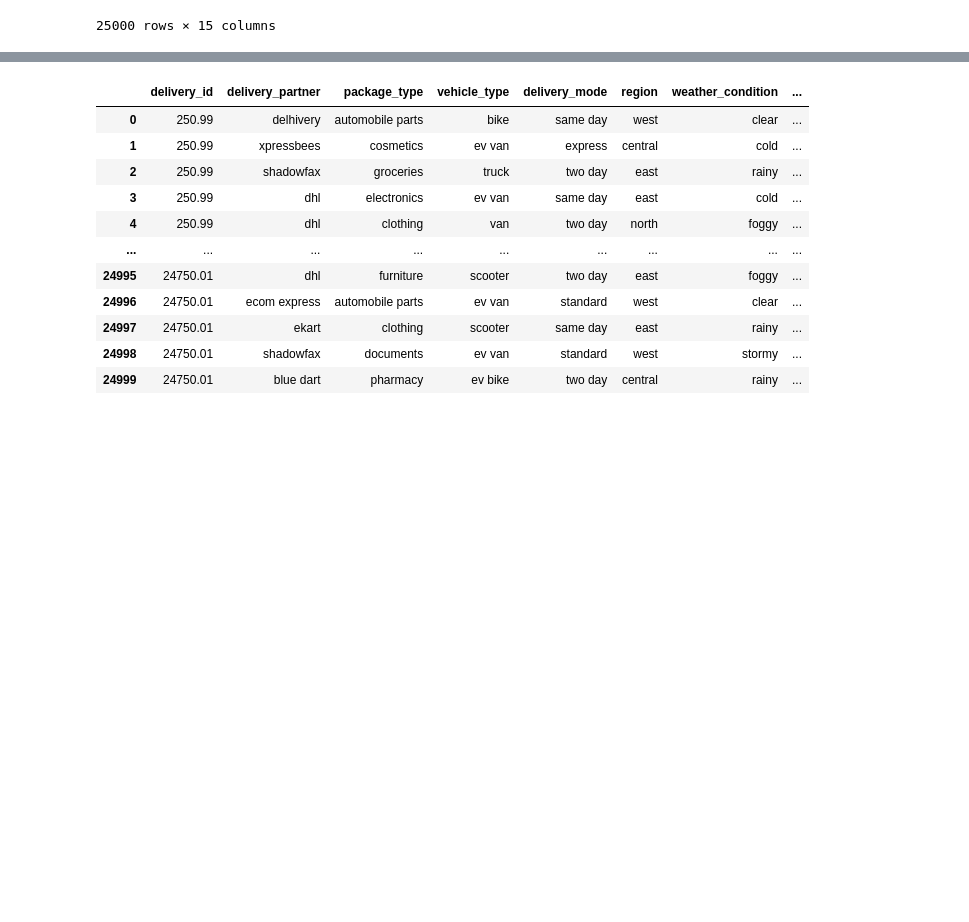
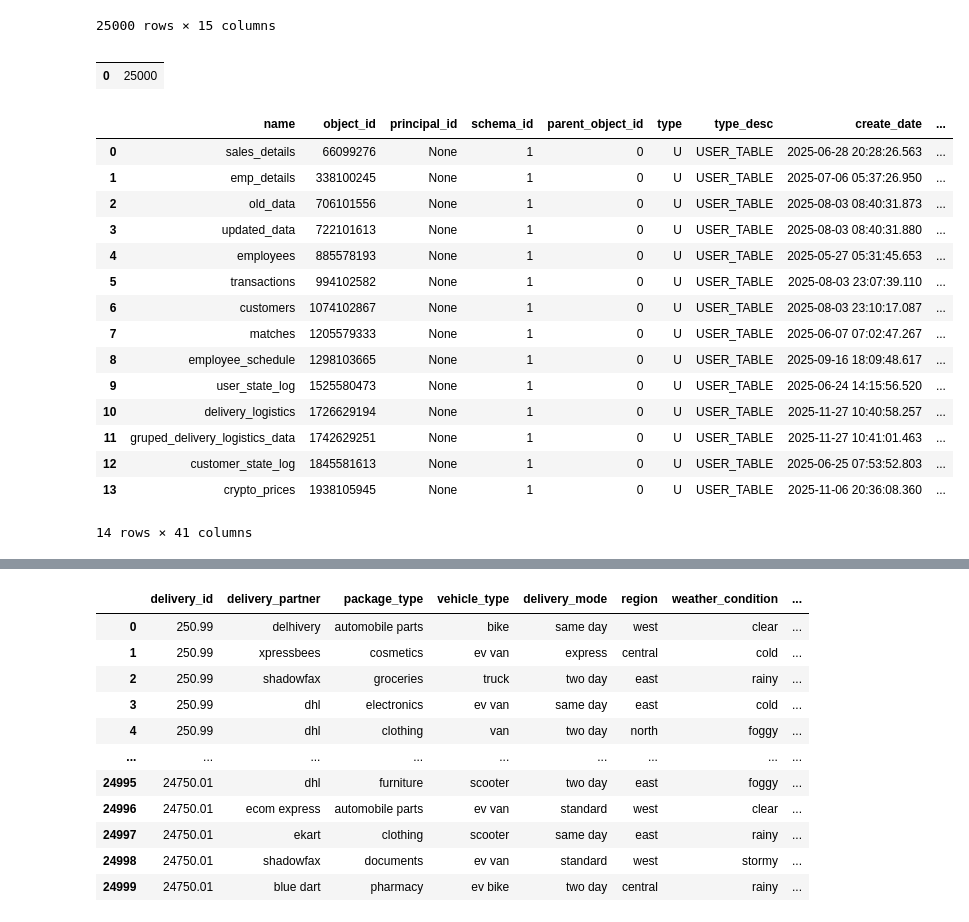
Before and after one commit to mahendra204/Python-Basics-Projects, a Jupyter notebook: Delivery Logistics EDA.ipynb, the cells around one changed output, grey strips where cells are left out. Drawn from its saved outputs; the diff is of its cells as text; code cells hidden in the pictures; blank space fills up the shorter version.

```diff
--- a/Delivery Logistics EDA.ipynb
+++ b/Delivery Logistics EDA.ipynb
@@ -71,3 +71,28 @@ df
 | 24998 | 24750.01 | shadowfax | documents | ev van | standard | west | stormy | ... |
 | 24999 | 24750.01 | blue dart | pharmacy | ev bike | two day | central | rainy | ... |
 25000 rows × 15 columns
+# %%
+numberof_deliveries = pd.read_sql('select count(*) from delivery_logistics', engine)
+numberof_deliveries
+# %% [output]
+|  |  |
+| 0 | 25000 |
+# %%
+pd.read_sql("SELECT * FROM sys.tables", engine)
+# %% [output]
+|  | name | object_id | principal_id | schema_id | parent_object_id | type | type_desc | create_date | ... |
+| 0 | sales_details | 66099276 | None | 1 | 0 | U | USER_TABLE | 2025-06-28 20:28:26.563 | ... |
+| 1 | emp_details | 338100245 | None | 1 | 0 | U | USER_TABLE | 2025-07-06 05:37:26.950 | ... |
+| 2 | old_data | 706101556 | None | 1 | 0 | U | USER_TABLE | 2025-08-03 08:40:31.873 | ... |
+| 3 | updated_data | 722101613 | None | 1 | 0 | U | USER_TABLE | 2025-08-03 08:40:31.880 | ... |
+| 4 | employees | 885578193 | None | 1 | 0 | U | USER_TABLE | 2025-05-27 05:31:45.653 | ... |
+| 5 | transactions | 994102582 | None | 1 | 0 | U | USER_TABLE | 2025-08-03 23:07:39.110 | ... |
+| 6 | customers | 1074102867 | None | 1 | 0 | U | USER_TABLE | 2025-08-03 23:10:17.087 | ... |
+| 7 | matches | 1205579333 | None | 1 | 0 | U | USER_TABLE | 2025-06-07 07:02:47.267 | ... |
+| 8 | employee_schedule | 1298103665 | None | 1 | 0 | U | USER_TABLE | 2025-09-16 18:09:48.617 | ... |
+| 9 | user_state_log | 1525580473 | None | 1 | 0 | U | USER_TABLE | 2025-06-24 14:15:56.520 | ... |
+| 10 | delivery_logistics | 1726629194 | None | 1 | 0 | U | USER_TABLE | 2025-11-27 10:40:58.257 | ... |
+| 11 | gruped_delivery_logistics_data | 1742629251 | None | 1 | 0 | U | USER_TABLE | 2025-11-27 10:41:01.463 | ... |
+| 12 | customer_state_log | 1845581613 | None | 1 | 0 | U | USER_TABLE | 2025-06-25 07:53:52.803 | ... |
+| 13 | crypto_prices | 1938105945 | None | 1 | 0 | U | USER_TABLE | 2025-11-06 20:36:08.360 | ... |
+14 rows × 41 columns
```
Also changed, not shown: parts of 6 cells of this notebook.
